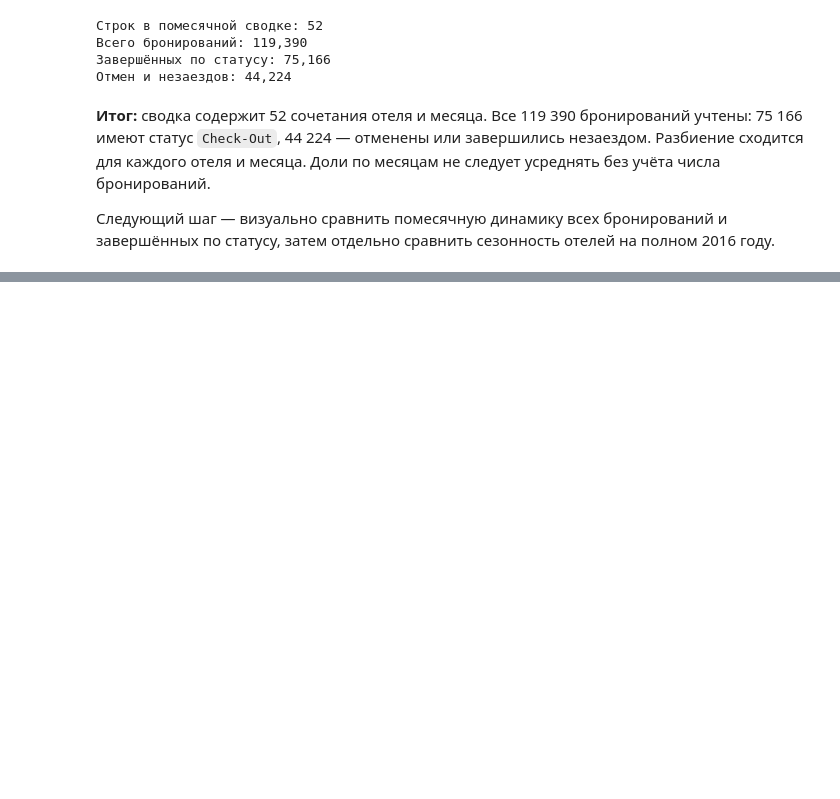
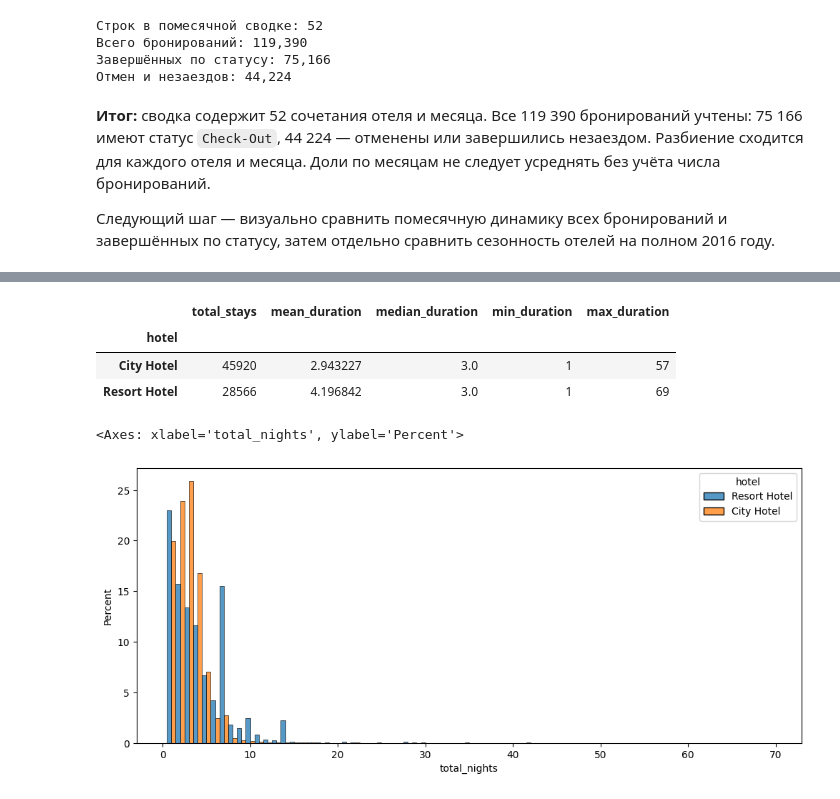
Before and after one commit to prodavec-svg/Hotel_EDA, a Jupyter notebook: notebooks/01_hotel_eda.ipynb, the cells around one changed output, grey strips where cells are left out. Saved outputs shown, nothing was run; the diff lists cells and outputs as text; code cells hidden in the pictures; blank space fills up the shorter version.

```diff
--- a/notebooks/01_hotel_eda.ipynb
+++ b/notebooks/01_hotel_eda.ipynb
@@ -1151,0 +1268,3 @@ plt.tight_layout()
+# %%
+stays_analysis=df_prepared[(df_prepared['completed_stay']==True) & (df_prepared['total_nights'].gt(0))]
+stays_analysis.head()
@@ -1151,0 +1279,29 @@ plt.tight_layout()
+# %%
+stay_duration_summary=stays_analysis.groupby('hotel').agg(
+    total_stays=('hotel','size'),
+    mean_duration=('total_nights','mean'),
+    median_duration=('total_nights','median'),
+    min_duration=('total_nights','min'),
+    max_duration=('total_nights','max'),
+)
+stay_duration_summary
+# %% [output]
+|  | total_stays | mean_duration | median_duration | min_duration | max_duration |
+| hotel |  |  |  |  |  |
+| City Hotel | 45920 | 2.943227 | 3.0 | 1 | 57 |
+| Resort Hotel | 28566 | 4.196842 | 3.0 | 1 | 69 |
+# %%
+fig,ax=plt.subplots(figsize=(12,5))
+sns.histplot(
+    data=stays_analysis,
+    x='total_nights',
+    hue='hotel',
+    discrete=True,
+    stat='percent',
+    common_norm=False,
+    multiple='dodge',
+    ax=ax
+)
+# %% [output]
+<Axes: xlabel='total_nights', ylabel='Percent'>
+[figure, added]
```
Also changed, not shown: parts of 58 cells of this notebook, 2 other files.
